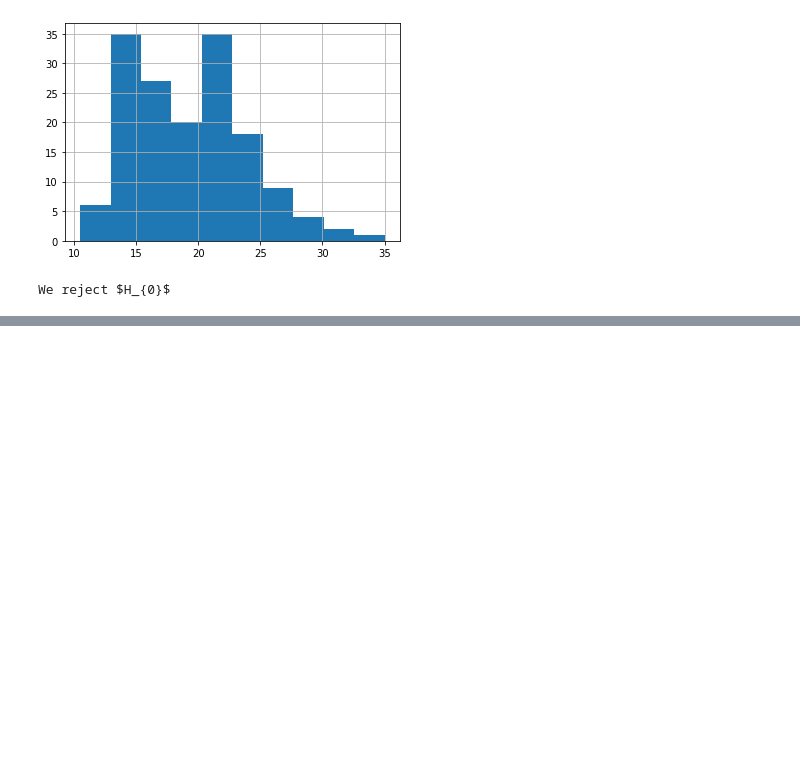
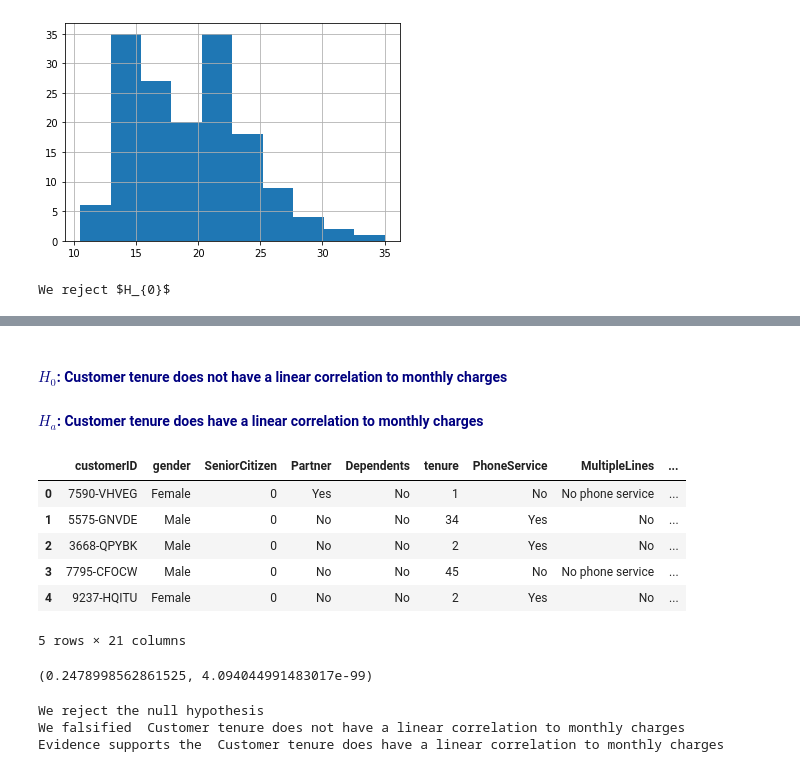
Before and after one commit to veronica-f-reyes/statistics-exercises, a Jupyter notebook: hypothesis_testing.ipynb, the cells around one changed output, grey strips where cells are left out. Saved outputs shown, nothing was run; the diff lists cells and outputs as text; code cells hidden in the pictures; blank space fills up the shorter version.

Commit message:
Working on Correlation Exercises

```diff
--- a/hypothesis_testing.ipynb
+++ b/hypothesis_testing.ipynb
@@ -337,0 +390,6 @@ We reject $H_{0}$
+# %% [markdown]
+
+
+#### <span style= 'color : Navy'> $H_{0}$: Customer tenure does not have a linear correlation to monthly charges
+#### <span style= 'color : Navy'>$H_{a}$: Customer tenure does have a linear correlation to monthly charges
+</span>
@@ -337,0 +398,10 @@ We reject $H_{0}$
+# %%
+df.head()
+# %% [output]
+|  | customerID | gender | SeniorCitizen | Partner | Dependents | tenure | PhoneService | MultipleLines | ... |
+| 0 | 7590-VHVEG | Female | 0 | Yes | No | 1 | No | No phone service | ... |
+| 1 | 5575-GNVDE | Male | 0 | No | No | 34 | Yes | No | ... |
+| 2 | 3668-QPYBK | Male | 0 | No | No | 2 | Yes | No | ... |
+| 3 | 7795-CFOCW | Male | 0 | No | No | 45 | No | No phone service | ... |
+| 4 | 9237-HQITU | Female | 0 | No | No | 2 | Yes | No | ... |
+5 rows × 21 columns
@@ -337,0 +411,5 @@ We reject $H_{0}$
+# %%
+corr, p = stats.pearsonr(tenure, monthly_charges)
+corr, p
+# %% [output]
+(0.2478998562861525, 4.094044991483017e-99)
@@ -337,0 +421,13 @@ We reject $H_{0}$
+# %%
+if p < alpha:
+    print("We reject the null hypothesis")
+    print("We falsified ", null_hypothesis)
+    print("Evidence supports the", alt_hypothesis)
+
+else:
+    print("We fail the reject the null hypothesis")
+    print("There is no evidence to support the", alt_hypothesis)
+# %% [output]
+We reject the null hypothesis
+We falsified  Customer tenure does not have a linear correlation to monthly charges
+Evidence supports the  Customer tenure does have a linear correlation to monthly charges
```
Also changed, not shown: parts of 28 cells of this notebook.
